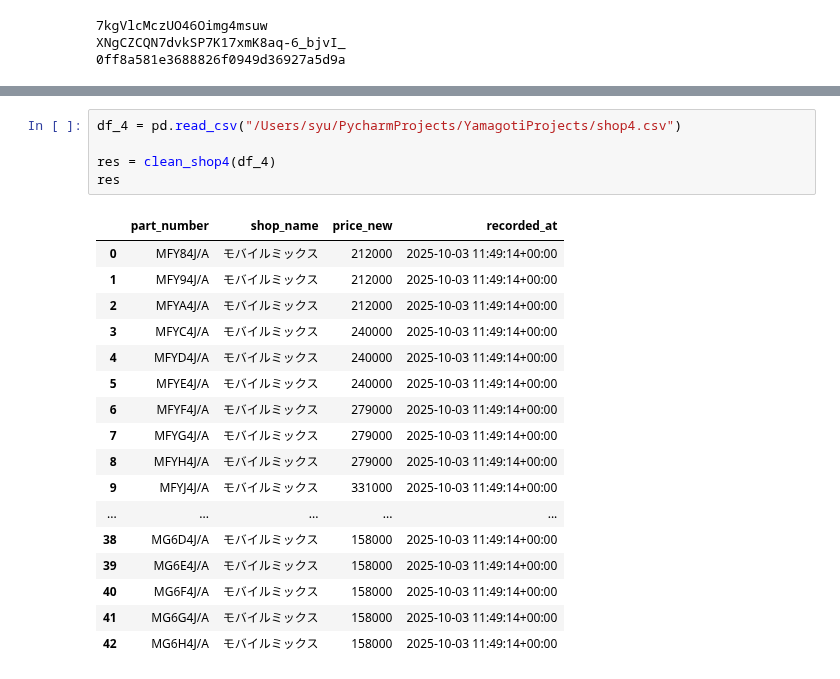
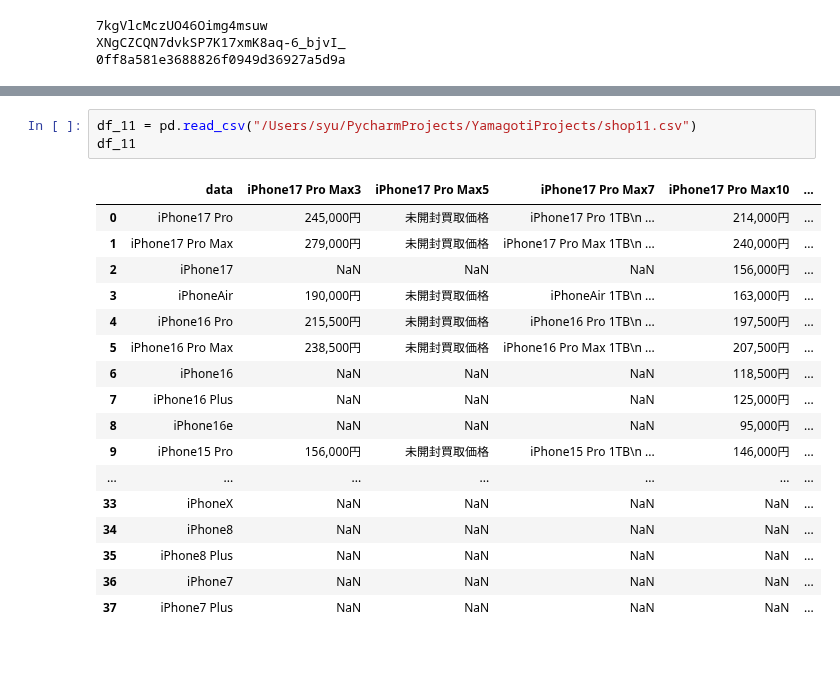
Before and after one commit to zhujiansamuel/YamagotiProjects, a Jupyter notebook: 代码验证.ipynb, the cells around one changed output, grey strips where cells are left out. Drawn from its saved outputs; the diff is of its cells as text.

```diff
--- a/代码验证.ipynb
+++ b/代码验证.ipynb
@@ -1134,23 +1315,21 @@ def clean_shop4(df: pd.DataFrame) -> pd.DataFrame:
 # %%
-df_4 = pd.read_csv("/Users/syu/PycharmProjects/YamagotiProjects/shop4.csv")
-
-res = clean_shop4(df_4)
-res
+df_11 = pd.read_csv("/Users/syu/PycharmProjects/YamagotiProjects/shop11.csv")
+df_11
 # %% [output]
-|  | part_number | shop_name | price_new | recorded_at |
-| 0 | MFY84J/A | モバイルミックス | 212000 | 2025-10-03 11:49:14+00:00 |
-| 1 | MFY94J/A | モバイルミックス | 212000 | 2025-10-03 11:49:14+00:00 |
-| 2 | MFYA4J/A | モバイルミックス | 212000 | 2025-10-03 11:49:14+00:00 |
-| 3 | MFYC4J/A | モバイルミックス | 240000 | 2025-10-03 11:49:14+00:00 |
-| 4 | MFYD4J/A | モバイルミックス | 240000 | 2025-10-03 11:49:14+00:00 |
-| 5 | MFYE4J/A | モバイルミックス | 240000 | 2025-10-03 11:49:14+00:00 |
-| 6 | MFYF4J/A | モバイルミックス | 279000 | 2025-10-03 11:49:14+00:00 |
-| 7 | MFYG4J/A | モバイルミックス | 279000 | 2025-10-03 11:49:14+00:00 |
-| 8 | MFYH4J/A | モバイルミックス | 279000 | 2025-10-03 11:49:14+00:00 |
-| 9 | MFYJ4J/A | モバイルミックス | 331000 | 2025-10-03 11:49:14+00:00 |
-| ... | ... | ... | ... | ... |
-| 38 | MG6D4J/A | モバイルミックス | 158000 | 2025-10-03 11:49:14+00:00 |
-| 39 | MG6E4J/A | モバイルミックス | 158000 | 2025-10-03 11:49:14+00:00 |
-| 40 | MG6F4J/A | モバイルミックス | 158000 | 2025-10-03 11:49:14+00:00 |
-| 41 | MG6G4J/A | モバイルミックス | 158000 | 2025-10-03 11:49:14+00:00 |
-| 42 | MG6H4J/A | モバイルミックス | 158000 | 2025-10-03 11:49:14+00:00 |
+|  | data | iPhone17 Pro Max3 | iPhone17 Pro Max5 | iPhone17 Pro Max7 | iPhone17 Pro Max10 | ... |
+| 0 | iPhone17 Pro | 245,000円 | 未開封買取価格 | iPhone17 Pro 1TB\n ... | 214,000円 | ... |
+| 1 | iPhone17 Pro Max | 279,000円 | 未開封買取価格 | iPhone17 Pro Max 1TB\n ... | 240,000円 | ... |
+| 2 | iPhone17 | NaN | NaN | NaN | 156,000円 | ... |
+| 3 | iPhoneAir | 190,000円 | 未開封買取価格 | iPhoneAir 1TB\n ... | 163,000円 | ... |
+| 4 | iPhone16 Pro | 215,500円 | 未開封買取価格 | iPhone16 Pro 1TB\n ... | 197,500円 | ... |
+| 5 | iPhone16 Pro Max | 238,500円 | 未開封買取価格 | iPhone16 Pro Max 1TB\n ... | 207,500円 | ... |
+| 6 | iPhone16 | NaN | NaN | NaN | 118,500円 | ... |
+| 7 | iPhone16 Plus | NaN | NaN | NaN | 125,000円 | ... |
+| 8 | iPhone16e | NaN | NaN | NaN | 95,000円 | ... |
+| 9 | iPhone15 Pro | 156,000円 | 未開封買取価格 | iPhone15 Pro 1TB\n ... | 146,000円 | ... |
+| ... | ... | ... | ... | ... | ... | ... |
+| 33 | iPhoneX | NaN | NaN | NaN | NaN | ... |
+| 34 | iPhone8 | NaN | NaN | NaN | NaN | ... |
+| 35 | iPhone8 Plus | NaN | NaN | NaN | NaN | ... |
+| 36 | iPhone7 | NaN | NaN | NaN | NaN | ... |
+| 37 | iPhone7 Plus | NaN | NaN | NaN | NaN | ... |
```
Also changed, not shown: parts of 4 cells of this notebook, 4 other files.
